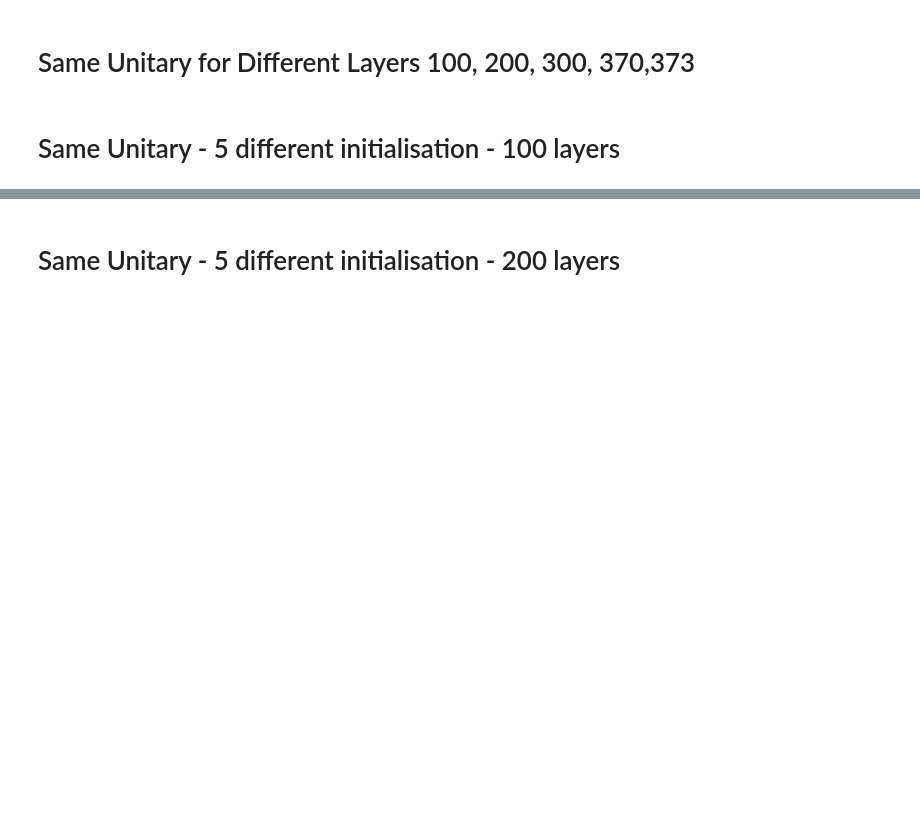
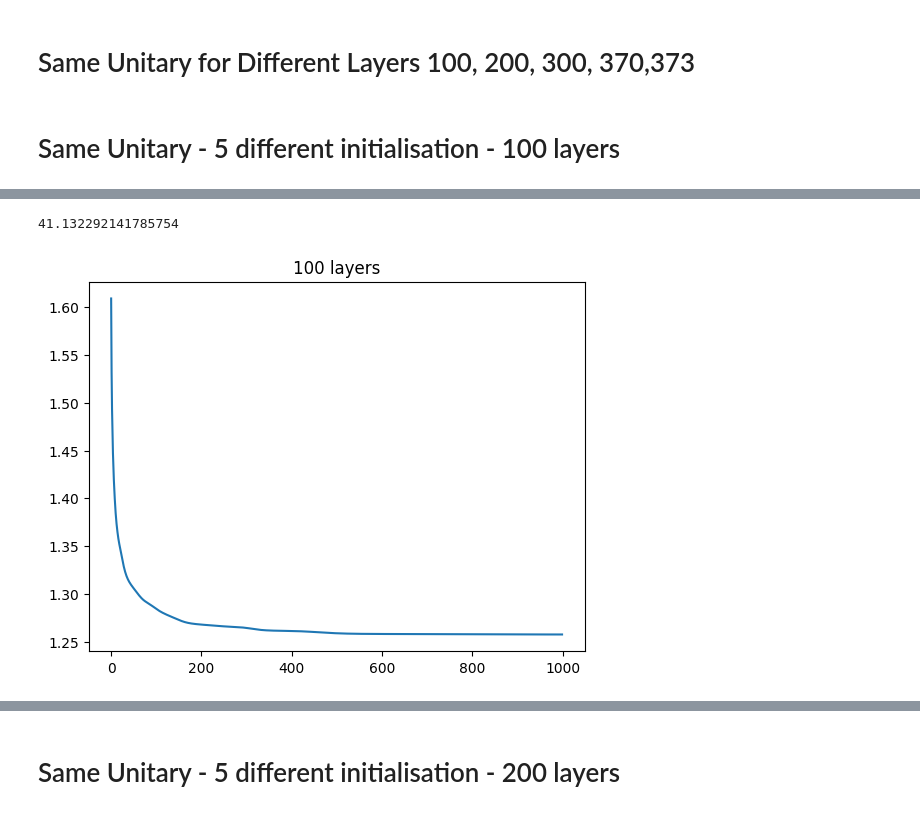
Before and after one commit to janani-652/PSI-Essay, a Jupyter notebook: 6 qubit systems_for_graphs.ipynb, the cells around one changed output, grey strips where cells are left out. Saved outputs shown, nothing was run; the diff lists cells and outputs as text; code cells hidden in the pictures; blank space fills up the shorter version.

```diff
--- a/6 qubit systems_for_graphs.ipynb
+++ b/6 qubit systems_for_graphs.ipynb
@@ -470,0 +472,8 @@ NameError: name 'unitary_group' is not defined
+# %%
+load1 = np.load('layers_100_5diffinitial_0.npy')
+plt.plot(np.log10(load1))
+plt.title("100 layers")
+Uerr[0]
+# %% [output]
+41.132292141785754
+[figure, added]
```
Also changed, not shown: parts of 7 cells of this notebook.
